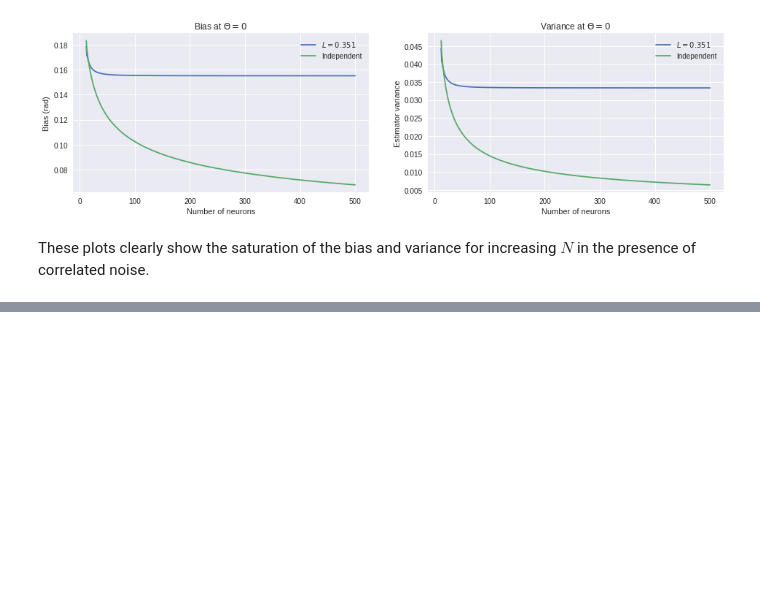
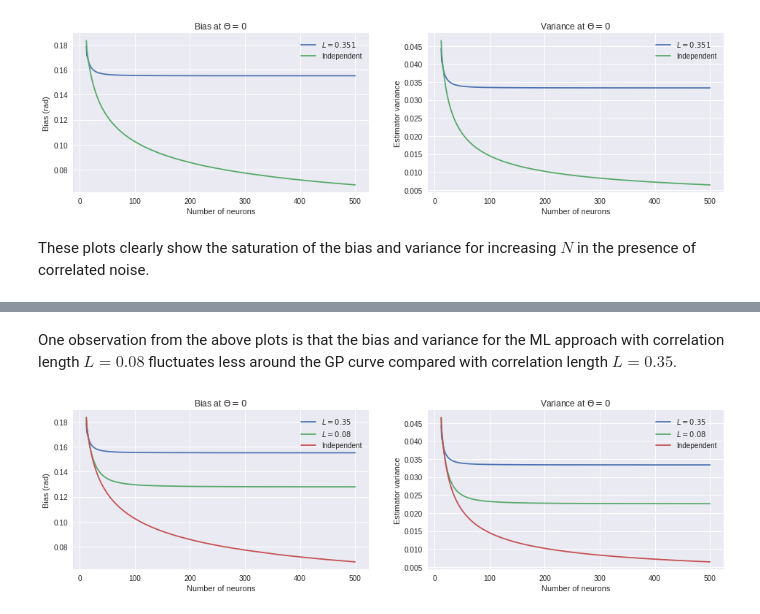
Before and after one commit to dtailor17/neural-population-codes, a Jupyter notebook: noise_correlations.ipynb, the cells around one changed output, grey strips where cells are left out. Drawn from its saved outputs; the diff is of its cells as text; code cells hidden in the pictures; blank space fills up the shorter version.

```diff
--- a/noise_correlations.ipynb
+++ b/noise_correlations.ipynb
@@ -1675,0 +1753,33 @@ These plots clearly show the saturation of the bias and variance for increasing
+# %% [markdown]
+One observation from the above plots is that the bias and variance for the ML approach with correlation length $L = 0.08$ fluctuates less around the GP curve compared with correlation length $L = 0.35$.
+# %%
+plt.rcParams['figure.figsize'] = (16, 4)
+
+n_neurons_upper = 501
+n_neurons_arr = np.arange(1, n_neurons_upper)
+
+skip_idx = 11
+
+plt.subplot(121)
+plt.plot(n_neurons_arr[skip_idx:], biases_neurons_corr_GP[skip_idx:], label='$L = 0.35$')
+plt.plot(n_neurons_arr[skip_idx:], biases_neurons_corr_GP_1[skip_idx:], label='$L = 0.08$')
+plt.plot(n_neurons_arr[skip_idx:], biases_neurons_ind_GP[skip_idx:], label='Independent')
+
+plt.legend()
+plt.title('Bias at $\Theta=0$')
+plt.xlabel('Number of neurons')
+plt.ylabel('Bias (rad)')
+
+plt.subplot(122)
+plt.plot(n_neurons_arr[skip_idx:], variances_neurons_corr_GP[skip_idx:], label='$L = 0.35$')
+plt.plot(n_neurons_arr[skip_idx:], variances_neurons_corr_GP_1[skip_idx:], label='$L = 0.08$')
+plt.plot(n_neurons_arr[skip_idx:], variances_neurons_ind_GP[skip_idx:], label='Independent')
+plt.legend()
+plt.xlabel('Number of neurons')
+plt.ylabel('Estimator variance')
+plt.title('Variance at $\Theta=0$')
+
+
+plt.rcParams['figure.figsize'] = (10, 5)
+# %% [output]
+[figure, added]
```
Also changed, not shown: parts of 23 cells of this notebook, 1 other file.
